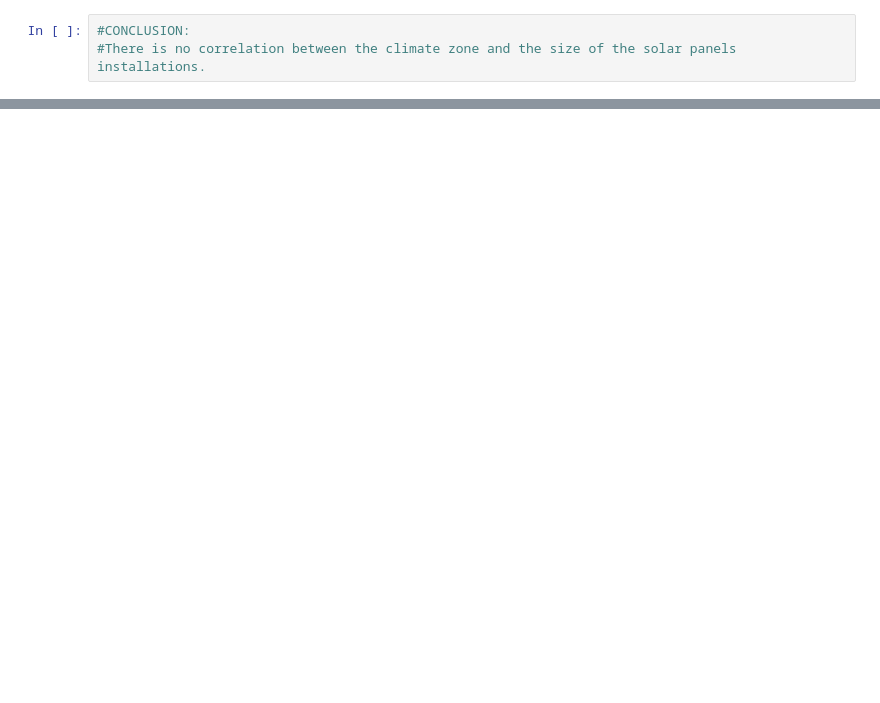
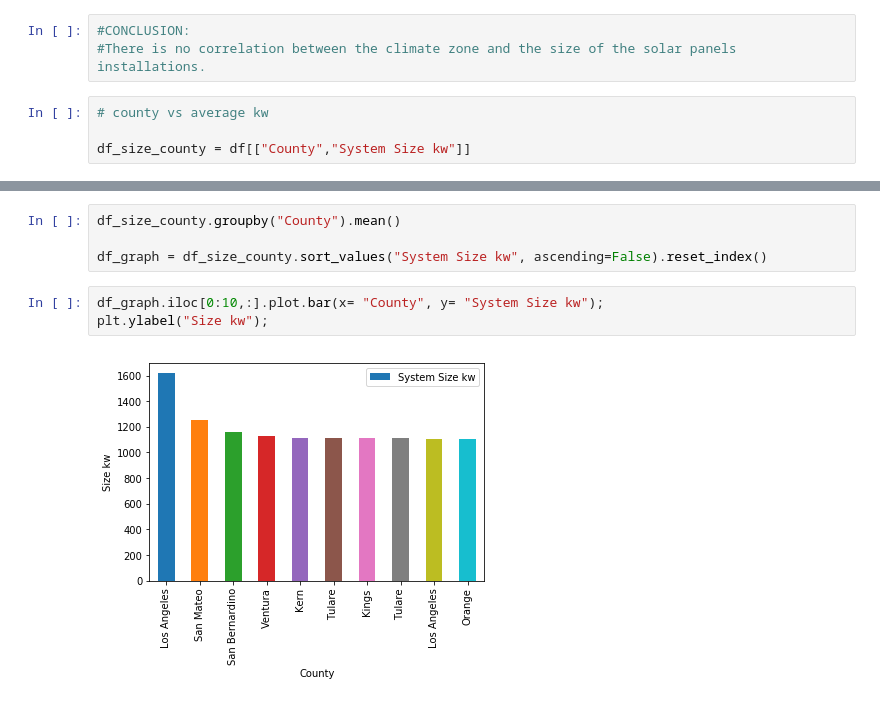
Before and after one commit to dylanmkaiser/Project1, a Jupyter notebook: ClimateZonevsSize.ipynb, the cells around one changed output, grey strips where cells are left out. Drawn from its saved outputs; the diff is of its cells as text; blank space fills up the shorter version.

```diff
--- a/ClimateZonevsSize.ipynb
+++ b/ClimateZonevsSize.ipynb
@@ -82,3 +93,7 @@ df_merge.plot.scatter(x="Building CZ", y="avg_size_kw");
 # %%
 #CONCLUSION:
 #There is no correlation between the climate zone and the size of the solar panels installations.
+# %%
+# county vs average kw
+
+df_size_county = df[["County","System Size kw"]]
@@ -84,0 +109,9 @@ df_merge.plot.scatter(x="Building CZ", y="avg_size_kw");
+# %%
+df_size_county.groupby("County").mean()
+
+df_graph = df_size_county.sort_values("System Size kw", ascending=False).reset_index()
+# %%
+df_graph.iloc[0:10,:].plot.bar(x= "County", y= "System Size kw");
+plt.ylabel("Size kw");
+# %% [output]
+[figure, added]
```
Also changed, not shown: parts of 8 cells of this notebook.
